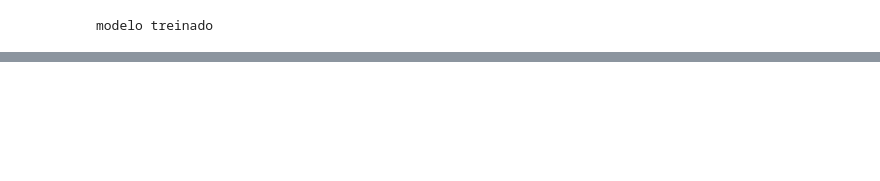
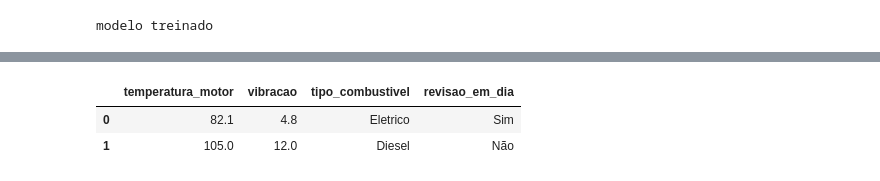
Before and after one commit to guilhermedmd/Projeto-6-analiseDados, a Jupyter notebook: grupo_06.ipynb, the cells around one changed output, grey strips where cells are left out. Drawn from its saved outputs; the diff is of its cells as text; code cells hidden in the pictures; blank space fills up the shorter version.

```diff
--- a/Projeto_grupo6.ipynb
+++ b/grupo_06.ipynb
@@ -282,0 +332,6 @@ Acurácia do modelo em medir falhas em motores:  50.5
+# %%
+novos.head()
+# %% [output]
+|  | temperatura_motor | vibracao | tipo_combustivel | revisao_em_dia |
+| 0 | 82.1 | 4.8 | Eletrico | Sim |
+| 1 | 105.0 | 12.0 | Diesel | Não |
```
Also changed, not shown: parts of 39 cells of this notebook, 4 other files.
